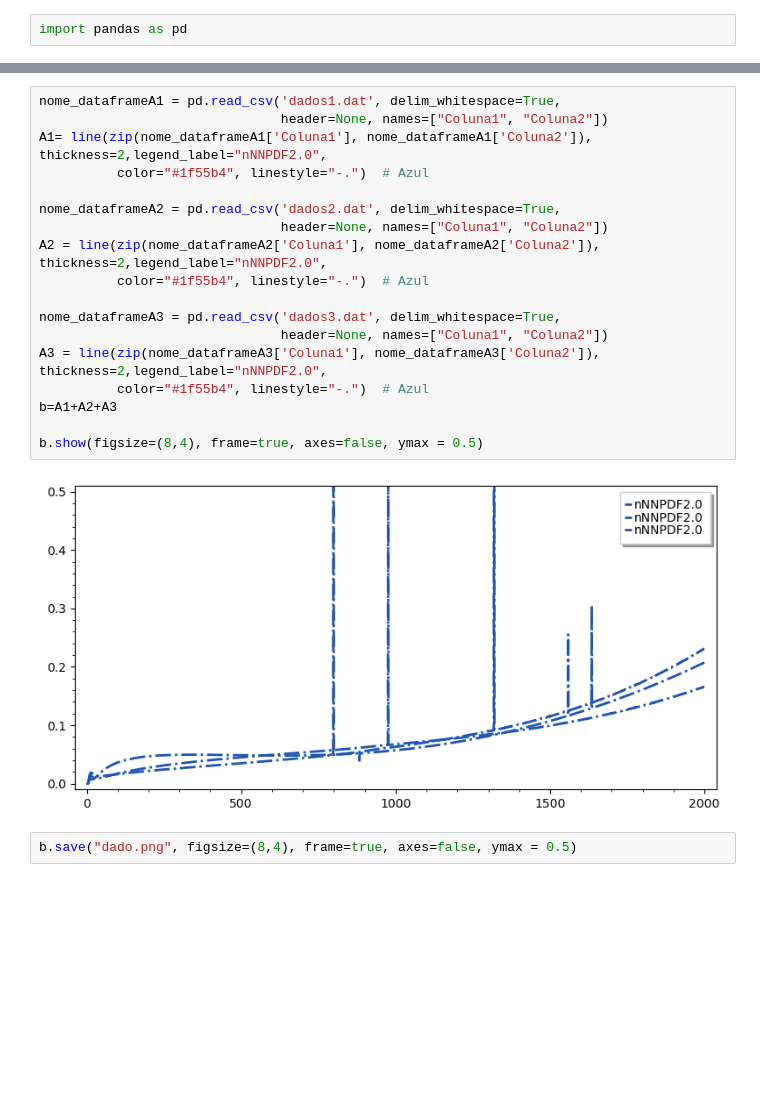
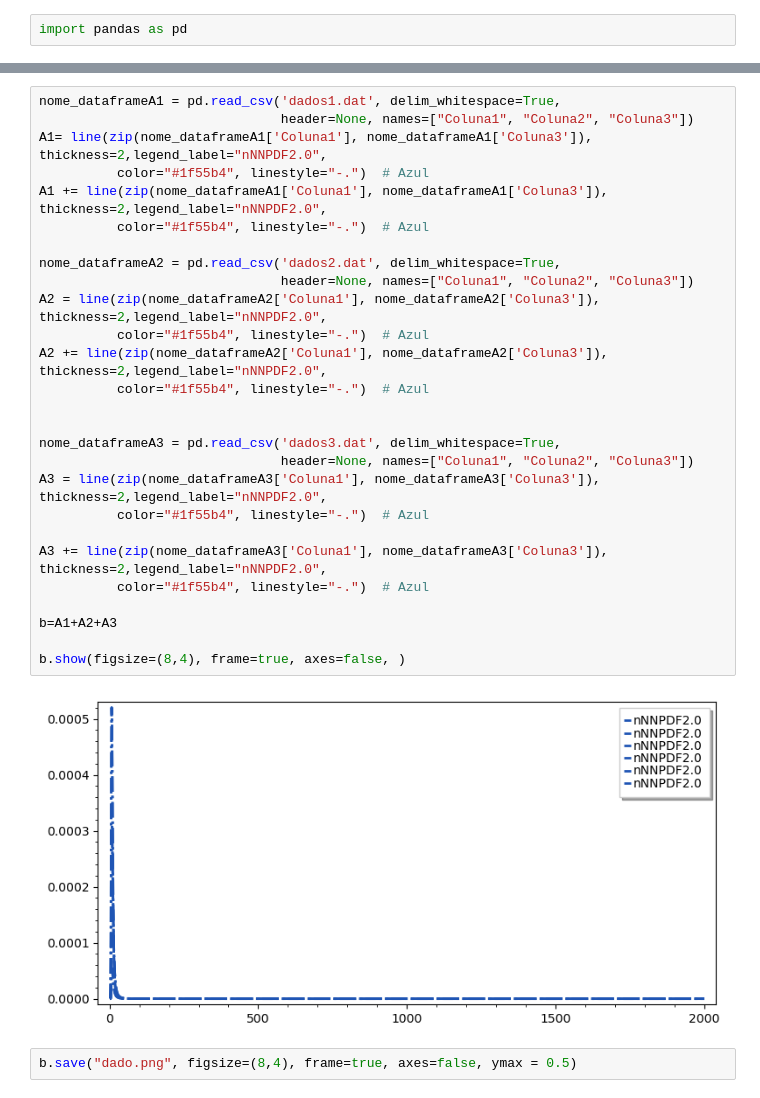
Before and after one commit to ufokis/GPDsigmaPhotonProton, a Jupyter notebook: Analise_Eskola.ipynb, the cells around one changed output, grey strips where cells are left out. Cells and saved outputs as stored; diff of their text form; blank space fills up the shorter version.

```diff
--- a/Analise_Eskola.ipynb
+++ b/Analise_Eskola.ipynb
@@ -3,23 +17,32 @@ import pandas as pd
 # %%
 nome_dataframeA1 = pd.read_csv('dados1.dat', delim_whitespace=True,
-                               header=None, names=["Coluna1", "Coluna2"])
-A1= line(zip(nome_dataframeA1['Coluna1'], nome_dataframeA1['Coluna2']), thickness=2,legend_label="nNNPDF2.0",
+                               header=None, names=["Coluna1", "Coluna2", "Coluna3"])
+A1= line(zip(nome_dataframeA1['Coluna1'], nome_dataframeA1['Coluna3']), thickness=2,legend_label="nNNPDF2.0",
+          color="#1f55b4", linestyle="-.")  # Azul
+A1 += line(zip(nome_dataframeA1['Coluna1'], nome_dataframeA1['Coluna3']), thickness=2,legend_label="nNNPDF2.0",
           color="#1f55b4", linestyle="-.")  # Azul
 
 nome_dataframeA2 = pd.read_csv('dados2.dat', delim_whitespace=True,
-                               header=None, names=["Coluna1", "Coluna2"])
-A2 = line(zip(nome_dataframeA2['Coluna1'], nome_dataframeA2['Coluna2']), thickness=2,legend_label="nNNPDF2.0",
+                               header=None, names=["Coluna1", "Coluna2", "Coluna3"])
+A2 = line(zip(nome_dataframeA2['Coluna1'], nome_dataframeA2['Coluna3']), thickness=2,legend_label="nNNPDF2.0",
+          color="#1f55b4", linestyle="-.")  # Azul
+A2 += line(zip(nome_dataframeA2['Coluna1'], nome_dataframeA2['Coluna3']), thickness=2,legend_label="nNNPDF2.0",
           color="#1f55b4", linestyle="-.")  # Azul
 
+
 nome_dataframeA3 = pd.read_csv('dados3.dat', delim_whitespace=True,
-                               header=None, names=["Coluna1", "Coluna2"])
-A3 = line(zip(nome_dataframeA3['Coluna1'], nome_dataframeA3['Coluna2']), thickness=2,legend_label="nNNPDF2.0",
+                               header=None, names=["Coluna1", "Coluna2", "Coluna3"])
+A3 = line(zip(nome_dataframeA3['Coluna1'], nome_dataframeA3['Coluna3']), thickness=2,legend_label="nNNPDF2.0",
           color="#1f55b4", linestyle="-.")  # Azul
+
+A3 += line(zip(nome_dataframeA3['Coluna1'], nome_dataframeA3['Coluna3']), thickness=2,legend_label="nNNPDF2.0",
+          color="#1f55b4", linestyle="-.")  # Azul
+
 b=A1+A2+A3
 
-b.show(figsize=(8,4), frame=true, axes=false, ymax = 0.5)
+b.show(figsize=(8,4), frame=true, axes=false, )
 # %% [output]
-[figure, old version]
+[figure, new version]
 # %%
 b.save("dado.png", figsize=(8,4), frame=true, axes=false, ymax = 0.5)
 # %%
```
Also changed, not shown: parts of 5 cells of this notebook, 26 other files.
